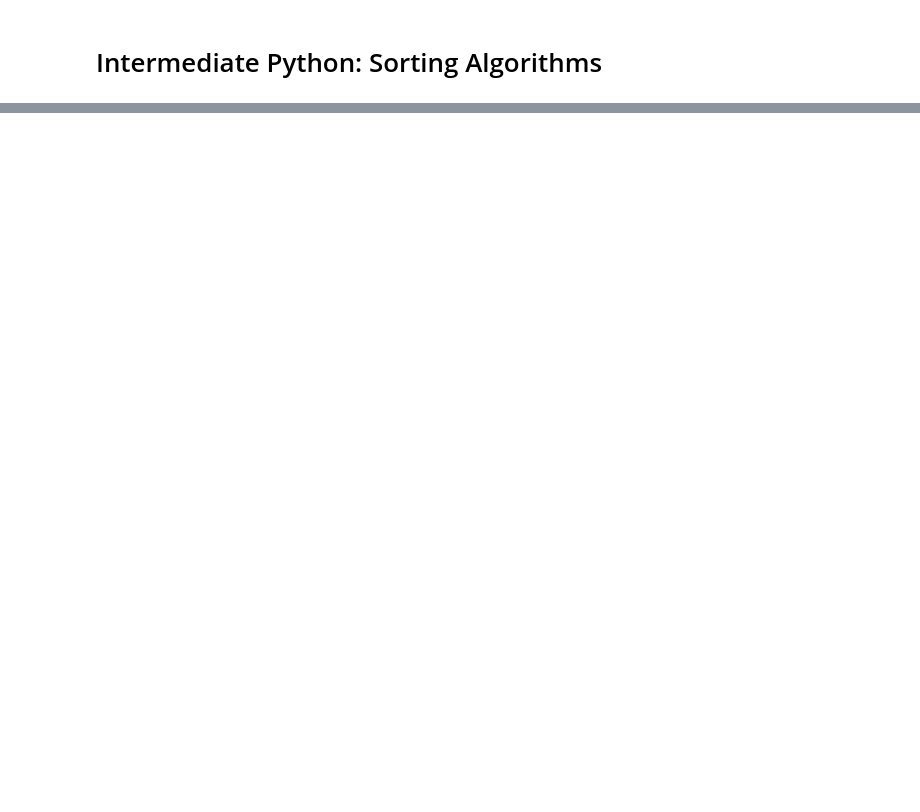
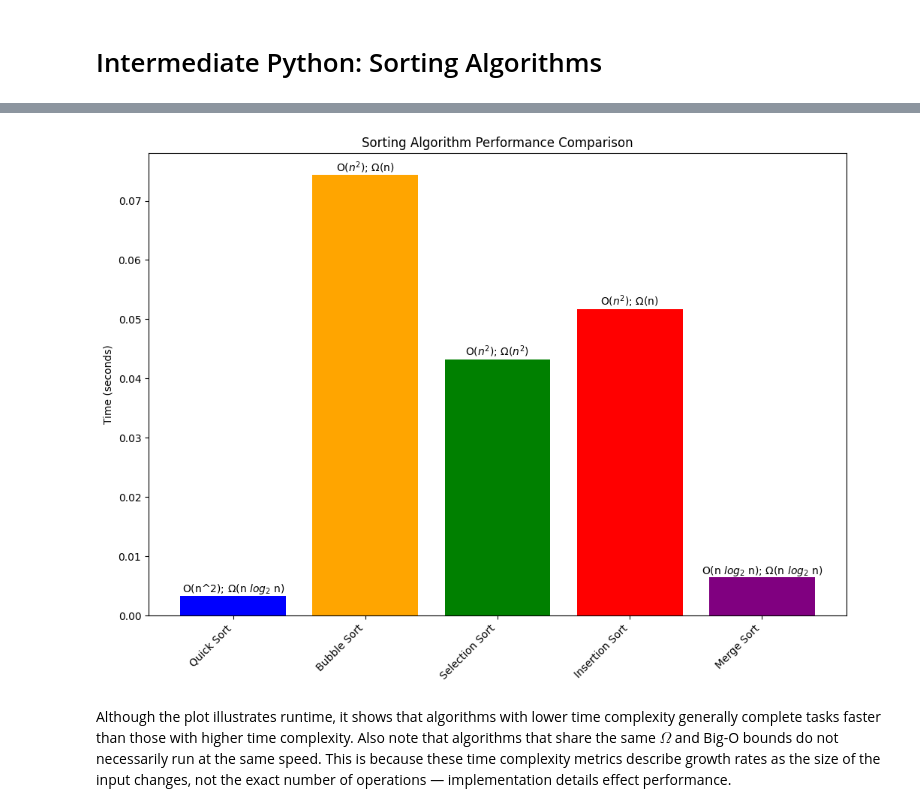
Before and after one commit to willcho5603/bwsi-comp-problem-solving, a Jupyter notebook: mod2_intermediate_python/1_sorting_algorithms.ipynb, the cells around one changed output, grey strips where cells are left out. Cells and saved outputs as stored; diff of their text form; code cells hidden in the pictures; blank space fills up the shorter version.

Commit message:
sorting lesson, d1

```diff
--- a/mod2_intermediate_python/1_sorting_algorithms.ipynb
+++ b/mod2_intermediate_python/1_sorting_algorithms.ipynb
@@ -45,0 +489,6 @@
+# %%
+# time bubble_sort
+start_time_bubble_sort = time.time()
+bubble_sort(example_array.copy())
+end_time_bubble_sort = time.time()
+print(f"Bubble Sort took {end_time_bubble_sort - start_time_bubble_sort:.6f} seconds")
@@ -45,0 +497,6 @@
+# %%
+# time selection_sort
+start_time_selection_sort = time.time()
+selection_sort(example_array.copy())
+end_time_selection_sort = time.time()
+print(f"Selection Sort took {end_time_selection_sort - start_time_selection_sort:.6f} seconds")
@@ -45,0 +505,6 @@
+# %%
+# time insertion_sort
+start_time_insertion_sort = time.time()
+insertion_sort(example_array.copy())
+end_time_insertion_sort = time.time()
+print(f"Insertion Sort took {end_time_insertion_sort - start_time_insertion_sort:.6f} seconds")
@@ -45,0 +513,6 @@
+# %%
+# time merge_sort
+start_time_merge_sort = time.time()
+merge_sort(example_array.copy())
+end_time_merge_sort = time.time()
+print(f"Merge Sort took {end_time_merge_sort - start_time_merge_sort:.6f} seconds")
@@ -45,0 +521,23 @@
+# %%
+# plot all the times
+import matplotlib.pyplot as plt
+algorithms = ['Quick Sort', 'Bubble Sort', 'Selection Sort', 'Insertion Sort', 'Merge Sort']
+times = [end_time_quick_sort - start_time_quick_sort,
+         end_time_bubble_sort - start_time_bubble_sort,
+         end_time_selection_sort - start_time_selection_sort,
+         end_time_insertion_sort - start_time_insertion_sort,
+         end_time_merge_sort - start_time_merge_sort]
+plt.figure(figsize=(12, 8))
+plt.bar(algorithms, times, color=['blue', 'orange', 'green', 'red', 'purple'])
+worst_case_times = ['O(n^2)', 'O($n^2$)', 'O($n^2$)', 'O($n^2$)', 'O(n $log_2$ n)']
+best_case_times = ['$\Omega$(n $log_2$ n)', '$\Omega$(n)', '$\Omega$($n^2$)', '$\Omega$(n)', '$\Omega$(n $log_2$ n)']
+for i in range(len(algorithms)):
+    plt.text(i, times[i], f"{worst_case_times[i]}; {best_case_times[i]}", ha='center', va='bottom')
+plt.xticks(rotation=45, ha='right')
+plt.ylabel('Time (seconds)')
+plt.title('Sorting Algorithm Performance Comparison')
+plt.show()
+# %% [output]
+[figure, added]
+# %% [markdown]
+Although the plot illustrates runtime, it shows that algorithms with lower time complexity generally complete tasks faster than those with higher time complexity. Also note that algorithms that share the same $\Omega$ and Big-O bounds do not necessarily run at the same speed. This is because these time complexity metrics describe growth rates as the size of the input changes, not the exact number of operations — implementation details effect performance.
```
Also changed, not shown: parts of 35 cells of this notebook.
